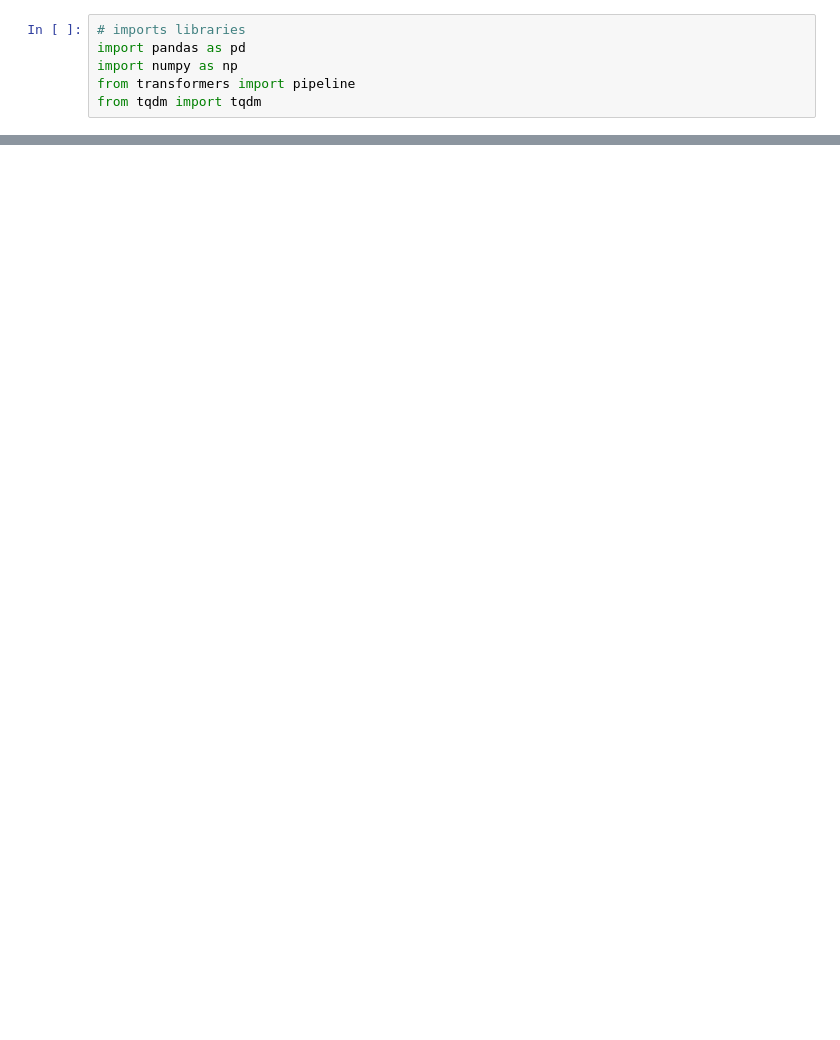
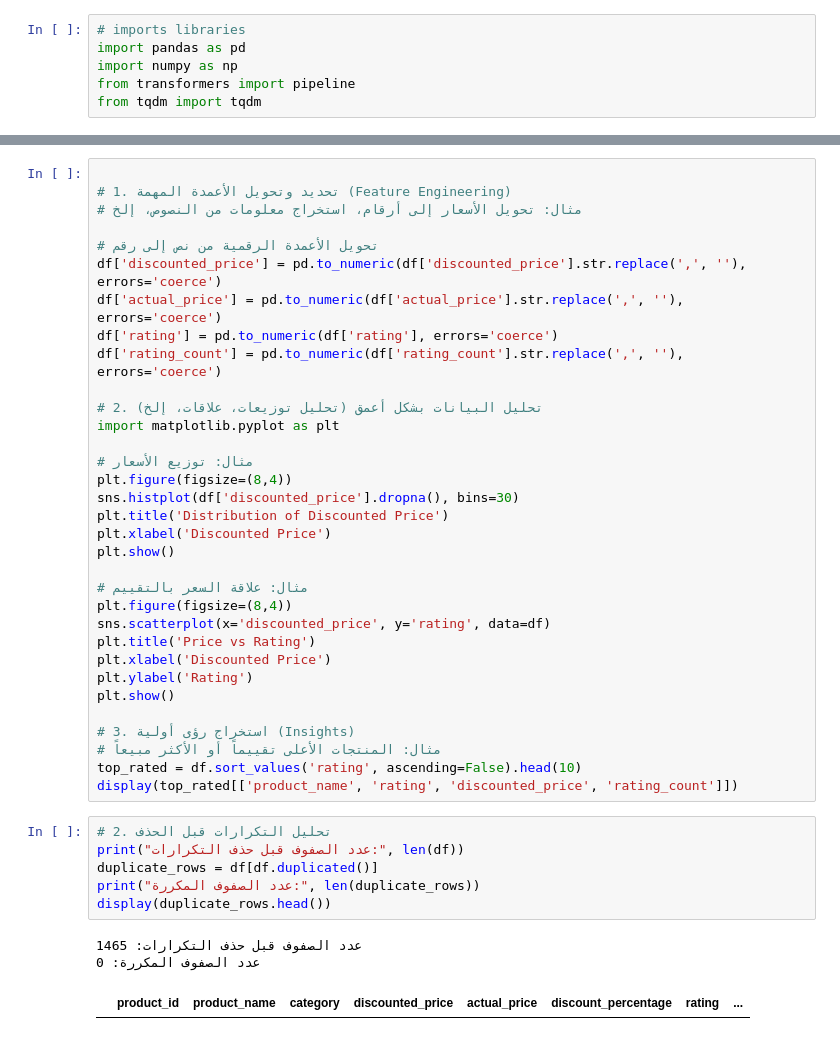
Before and after one commit to RazanAlkhaluqy/chatbot-sales, a Jupyter notebook: excel_analysis.ipynb, the cells around one changed output, grey strips where cells are left out. Saved outputs shown, nothing was run; the diff lists cells and outputs as text; blank space fills up the shorter version.

```diff
--- a/excel_analysis.ipynb
+++ b/excel_analysis.ipynb
@@ -9,0 +158,43 @@ df = pd.read_excel("data/amazon_product_reviews.xlsx", sheet_name=0, engine='ope
+# %%
+
+# 1. تحديد وتحويل الأعمدة المهمة (Feature Engineering)
+# مثال: تحويل الأسعار إلى أرقام، استخراج معلومات من النصوص، إلخ
+
+# تحويل الأعمدة الرقمية من نص إلى رقم
+df['discounted_price'] = pd.to_numeric(df['discounted_price'].str.replace(',', ''), errors='coerce')
+df['actual_price'] = pd.to_numeric(df['actual_price'].str.replace(',', ''), errors='coerce')
+df['rating'] = pd.to_numeric(df['rating'], errors='coerce')
+df['rating_count'] = pd.to_numeric(df['rating_count'].str.replace(',', ''), errors='coerce')
+
+# 2. تحليل البيانات بشكل أعمق (تحليل توزيعات، علاقات، إلخ)
+import matplotlib.pyplot as plt
+
+# مثال: توزيع الأسعار
+plt.figure(figsize=(8,4))
+sns.histplot(df['discounted_price'].dropna(), bins=30)
+plt.title('Distribution of Discounted Price')
+plt.xlabel('Discounted Price')
+plt.show()
+
+# مثال: علاقة السعر بالتقييم
+plt.figure(figsize=(8,4))
+sns.scatterplot(x='discounted_price', y='rating', data=df)
+plt.title('Price vs Rating')
+plt.xlabel('Discounted Price')
+plt.ylabel('Rating')
+plt.show()
+
+# 3. استخراج رؤى أولية (Insights)
+# مثال: المنتجات الأعلى تقييماً أو الأكثر مبيعاً
+top_rated = df.sort_values('rating', ascending=False).head(10)
+display(top_rated[['product_name', 'rating', 'discounted_price', 'rating_count']])
+# %%
+# 2. تحليل التكرارات قبل الحذف
+print("عدد الصفوف قبل حذف التكرارات:", len(df))
+duplicate_rows = df[df.duplicated()]
+print("عدد الصفوف المكررة:", len(duplicate_rows))
+display(duplicate_rows.head())
+# %% [output]
+عدد الصفوف قبل حذف التكرارات: 1465
+عدد الصفوف المكررة: 0
+|  | product_id | product_name | category | discounted_price | actual_price | discount_percentage | rating | ... |
```
Also changed, not shown: parts of 9 cells of this notebook.
